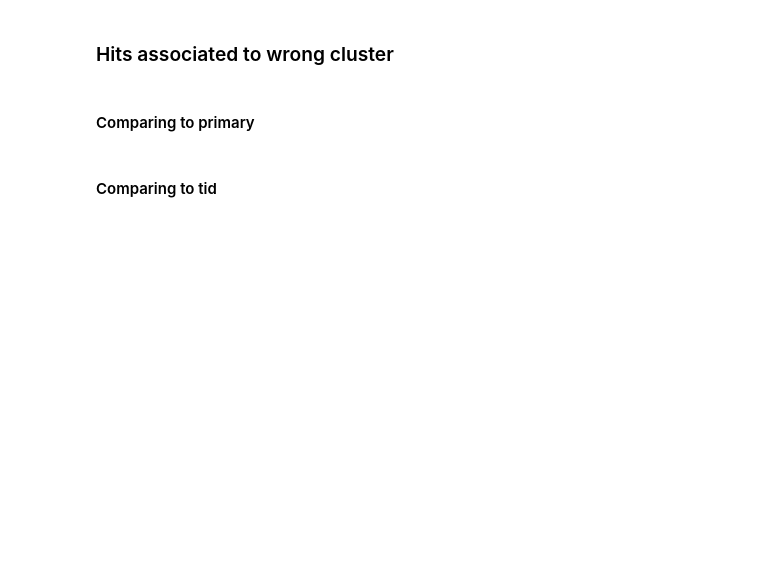
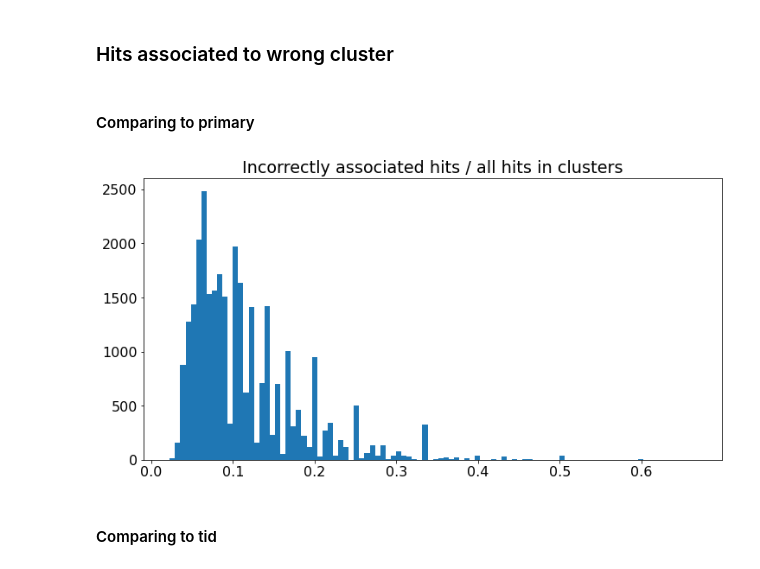
Before and after one commit to maximilianKoeper/melp, a Jupyter notebook: comparison_clustering.ipynb, the cells around one changed output. Saved outputs shown, nothing was run; the diff lists cells and outputs as text; code cells hidden in the pictures; blank space fills up the shorter version.

```diff
--- a/comparison_clustering.ipynb
+++ b/comparison_clustering.ipynb
@@ -331,6 +347,13 @@ Progress:  60.0  % of  10000  frames
 ### Hits associated to wrong cluster
 # %% [markdown]
 #### Comparing to primary
+# %%
+fig = plt.figure(figsize=(12,6))
+plt.hist(frac_uncorr_frame_primary, bins = 100)
+plt.title("Incorrectly associated hits / all hits in clusters")
+plt.show()
+# %% [output]
+[figure, added]
 # %% [markdown]
 #### Comparing to tid
 # %%
```
Also changed, not shown: parts of 8 cells of this notebook, 5 other files.
